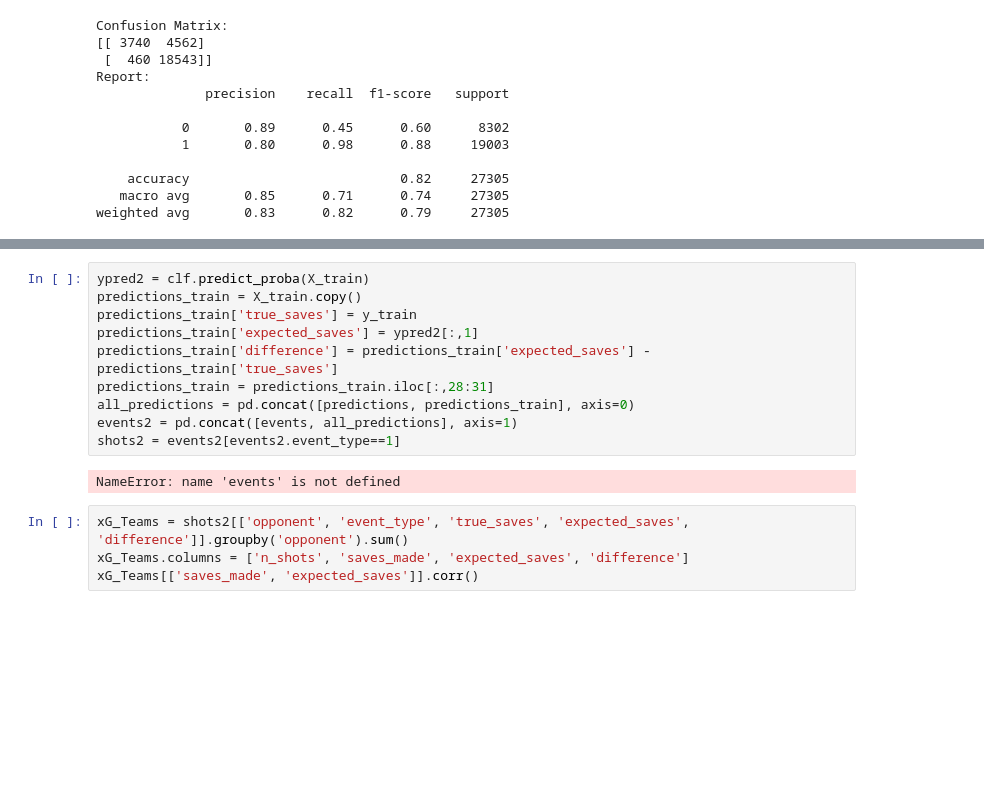
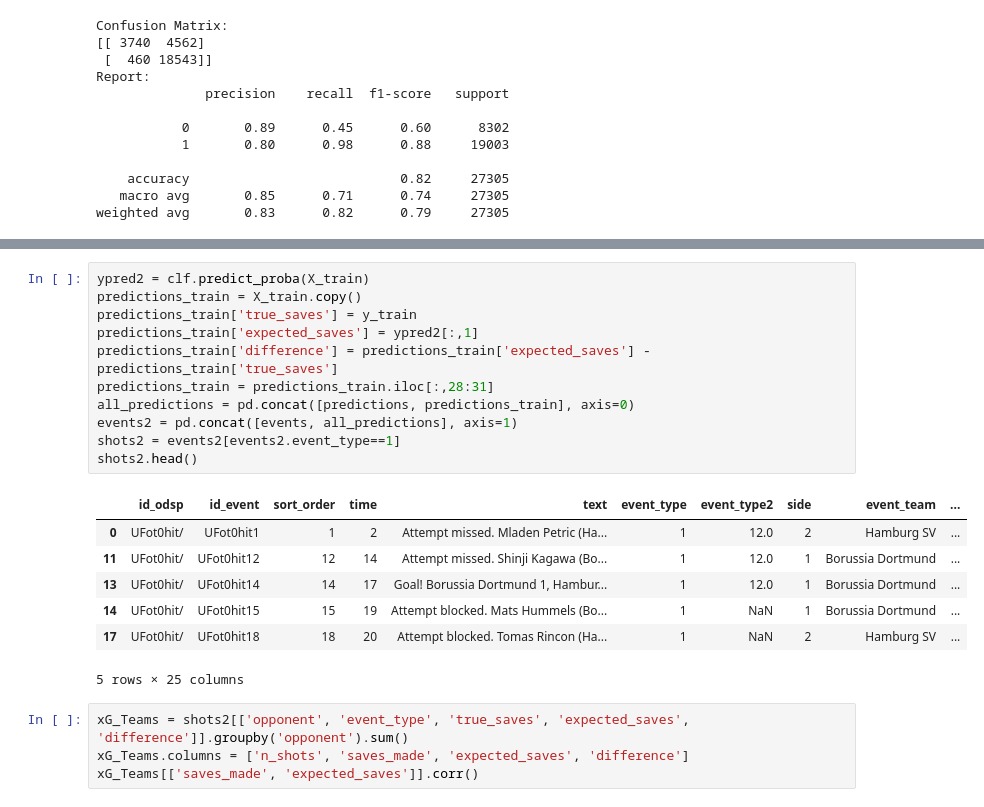
Before and after one commit to gmtorres/MIEIC_19_20_IART, a Jupyter notebook: Proj2/expected_save.ipynb, the cells around one changed output, grey strips where cells are left out. Drawn from its saved outputs; the diff is of its cells as text; blank space fills up the shorter version.

```diff
--- a/Proj2/expected_save.ipynb
+++ b/Proj2/expected_save.ipynb
@@ -124,15 +126,22 @@ predictions = predictions.iloc[:,28:31]
 # %%
 ypred2 = clf.predict_proba(X_train)
 predictions_train = X_train.copy()
 predictions_train['true_saves'] = y_train
 predictions_train['expected_saves'] = ypred2[:,1]
 predictions_train['difference'] = predictions_train['expected_saves'] - predictions_train['true_saves']
 predictions_train = predictions_train.iloc[:,28:31]
 all_predictions = pd.concat([predictions, predictions_train], axis=0)
 events2 = pd.concat([events, all_predictions], axis=1)
 shots2 = events2[events2.event_type==1]
+shots2.head()
 # %% [output]
+|  | id_odsp | id_event | sort_order | time | text | event_type | event_type2 | side | event_team | ... |
+| 0 | UFot0hit/ | UFot0hit1 | 1 | 2 | Attempt missed. Mladen Petric (Ha... | 1 | 12.0 | 2 | Hamburg SV | ... |
+| 11 | UFot0hit/ | UFot0hit12 | 12 | 14 | Attempt missed. Shinji Kagawa (Bo... | 1 | 12.0 | 1 | Borussia Dortmund | ... |
+| 13 | UFot0hit/ | UFot0hit14 | 14 | 17 | Goal! Borussia Dortmund 1, Hambur... | 1 | 12.0 | 1 | Borussia Dortmund | ... |
+| 14 | UFot0hit/ | UFot0hit15 | 15 | 19 | Attempt blocked. Mats Hummels (Bo... | 1 | NaN | 1 | Borussia Dortmund | ... |
+| 17 | UFot0hit/ | UFot0hit18 | 18 | 20 | Attempt blocked. Tomas Rincon (Ha... | 1 | NaN | 2 | Hamburg SV | ... |
-NameError: name 'events' is not defined
+5 rows × 25 columns
 # %%
 xG_Teams = shots2[['opponent', 'event_type', 'true_saves', 'expected_saves', 'difference']].groupby('opponent').sum()
 xG_Teams.columns = ['n_shots', 'saves_made', 'expected_saves', 'difference']
```
Also changed, not shown: parts of 9 cells of this notebook.
